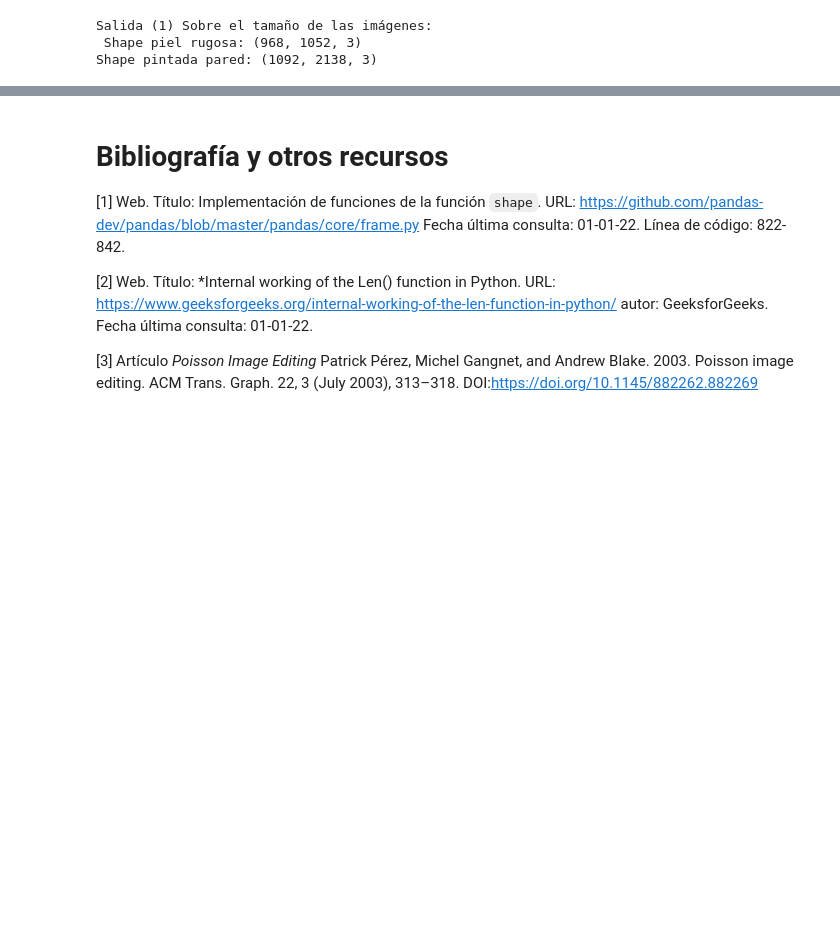
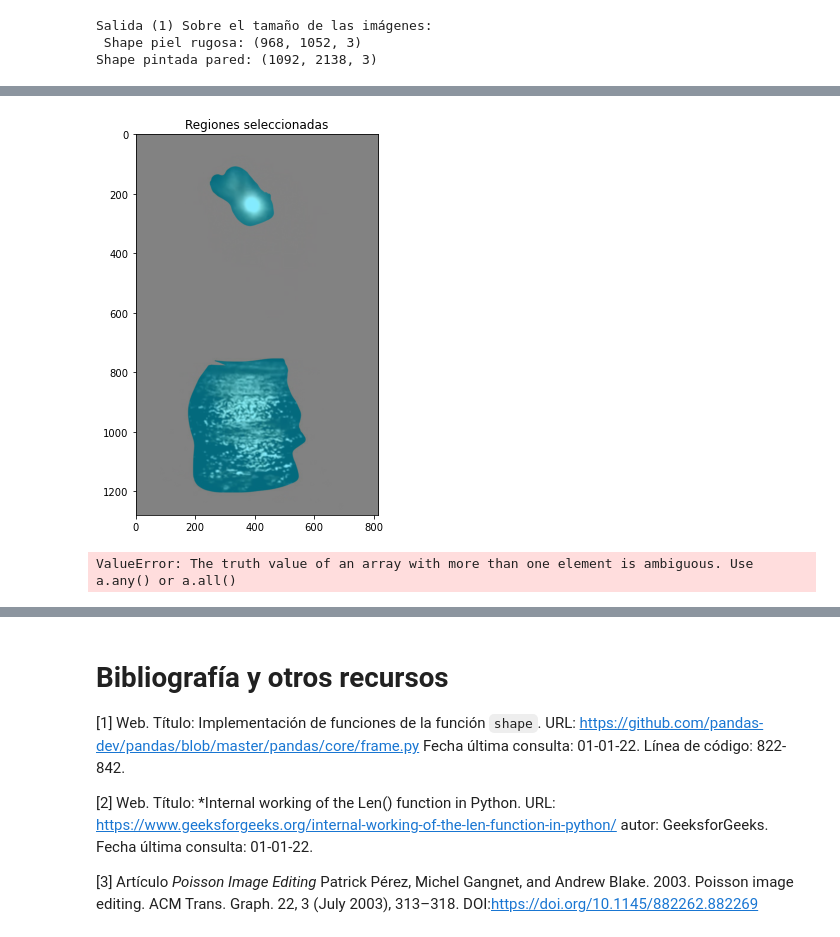
Before and after one commit to BlancaCC/Mezclado-de-regiones-en-imagenes-usando-la-ecuacion-de-Poisson, a Jupyter notebook: PoissonImageEditing.ipynb, the cells around one changed output, grey strips where cells are left out. Saved outputs shown, nothing was run; the diff lists cells and outputs as text; code cells hidden in the pictures; blank space fills up the shorter version.

```diff
--- a/PoissonImageEditing.ipynb
+++ b/PoissonImageEditing.ipynb
@@ -218,0 +236,30 @@ Shape pintada pared: (1092, 2138, 3)
+# %%
+# Código 4: Selección de regiones
+
+def SelectedRegion( originalImage: np.ndarray, selectedImage : np.ndarray, showImage = False) -> set :
+    '''
+    Devuelve un conjunto de pares de coordenadas que han sido modificadas en alguno de los tres canales.
+    Su correspondencia teórica sería $\Omega$.
+    originalImage: Imagen en la que no se ha seleccionado ningún área.
+    selectedImage: Imagen con el área seleccionada.
+    showImage: Booleano si True muestra las regiones selecionadas.
+    '''
+    differenceMatrix = originalImage - selectedImage
+    if(showImage):
+        PrintOneImage(differenceMatrix, title= 'Regiones seleccionadas',size=(7,7))
+    #seleccionamos las coordenadas que han cambiado
+    x_len, y_len, _ = differenceMatrix.shape
+    selectedRegion = set()
+    valorAntiguo = None
+    for x in range(x_len):
+        for y in range(y_len):
+            if differenceMatrix[x][y].all != valorAntiguo:
+                print(differenceMatrix)
+                valorAntiguo = differenceMatrix[x][y]
+                selectedRegion.add((x,y))
+    return selectedRegion
+# %%
+SelectedRegion(imgLunaYReflejo, imgLunaSeleccionada, True)
+# %% [output]
+[figure, added]
+ValueError: The truth value of an array with more than one element is ambiguous. Use a.any() or a.all()
```
Also changed, not shown: parts of 4 cells of this notebook.
